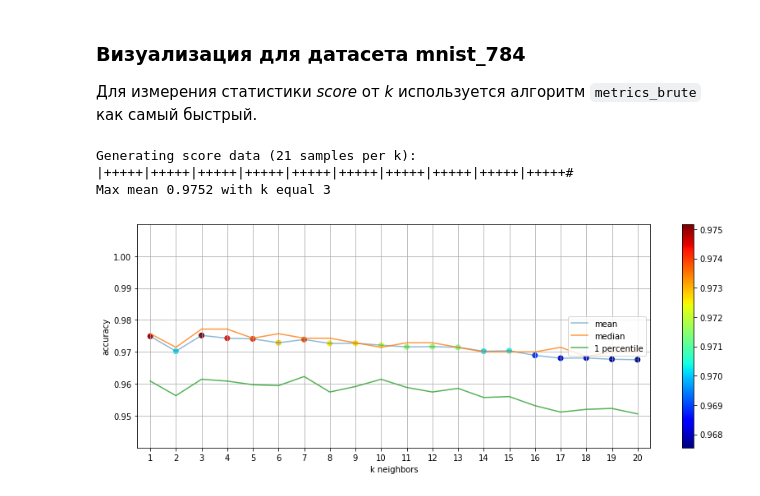
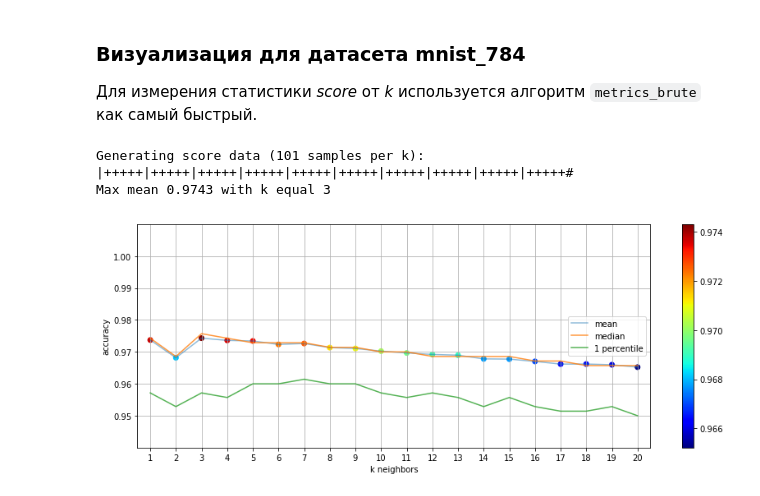
Before and after one commit to xrstalker/msu2_spring_2019, a Jupyter notebook: 01/frolov_hw1.ipynb, the cells around one changed output. Saved outputs shown, nothing was run; the diff lists cells and outputs as text; code cells hidden in the pictures.

Commit message:
update iterations number for second score plot

```diff
--- a/01/frolov_hw1.ipynb
+++ b/01/frolov_hw1.ipynb
@@ -759,12 +759,12 @@ print('#### score')
 # %%
 score_clf = MyKNeighborsClassifier(n_neighbors=1, algorithm='metrics_brute')
 score_clf.visualize_score(data=mnist.data,
                           target=mnist.target,
-                          N_test=21,
+                          N_test=101,
                           N_k=20,
                           frac=0.01)
 # %% [output]
-Generating score data (21 samples per k):
+Generating score data (101 samples per k):
 |+++++|+++++|+++++|+++++|+++++|+++++|+++++|+++++|+++++|+++++#
-Max mean 0.9752 with k equal 3
+Max mean 0.9743 with k equal 3
-[figure, old version]
+[figure, new version]
```
